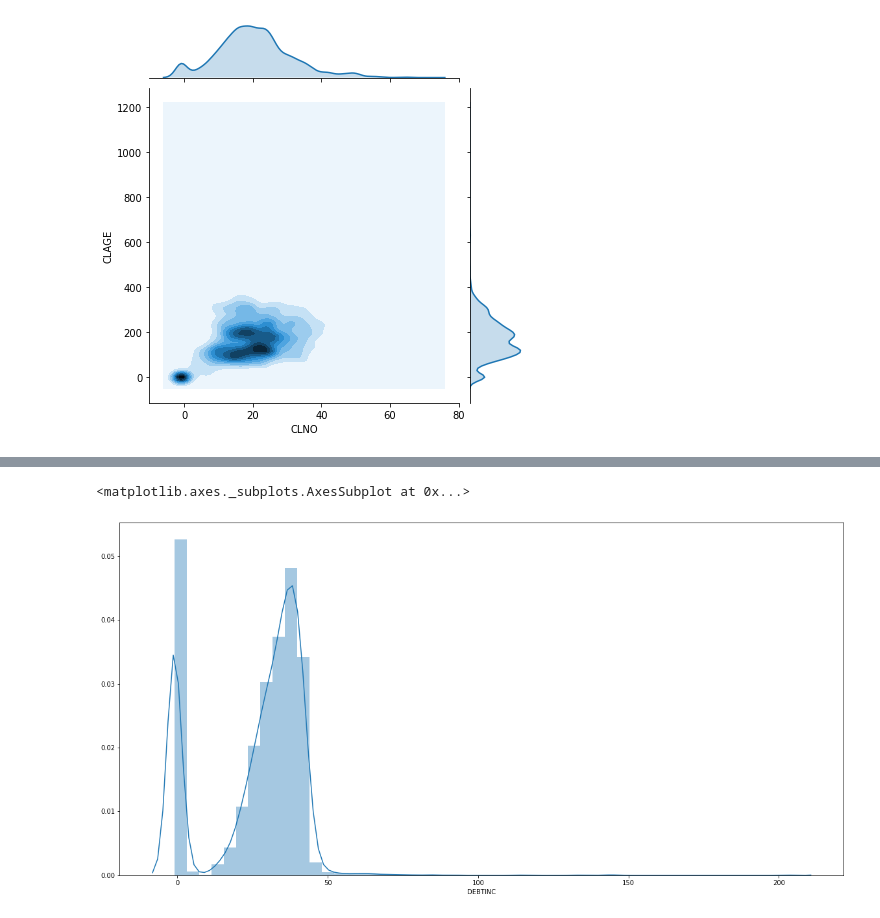
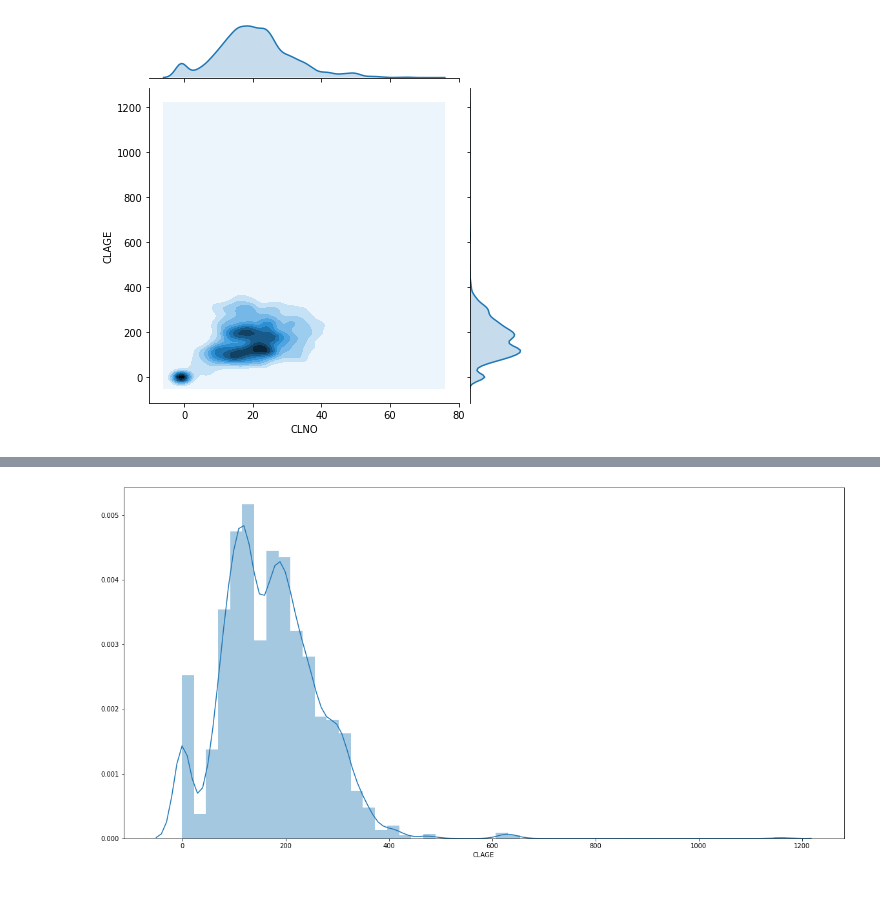
Before and after one commit to wiebkepeters/IS-HU-Berlin, a Jupyter notebook: AdamsEDA.ipynb, the cells around one changed output, grey strips where cells are left out. Drawn from its saved outputs; the diff is of its cells as text; code cells hidden in the pictures; blank space fills up the shorter version.

```diff
--- a/AdamsEDA.ipynb
+++ b/AdamsEDA.ipynb
@@ -444,6 +441,5 @@ sns.swarmplot(credit['BAD'], credit['VALUE'])
 [figure]
 # %%
-sns.distplot(credit['DEBTINC'])
+sns.distplot(credit['CLAGE']);
 # %% [output]
-<matplotlib.axes._subplots.AxesSubplot at 0x...>
-[figure, old version]
+[figure, new version]
```
Also changed, not shown: parts of 4 cells of this notebook.
